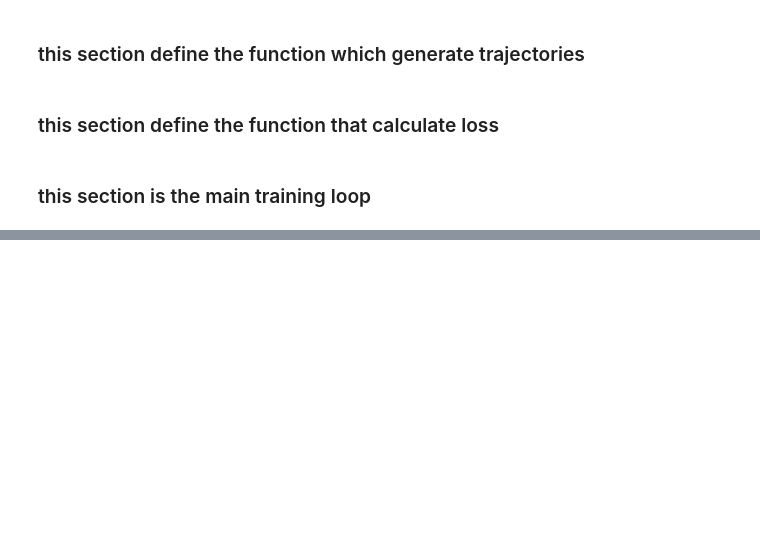
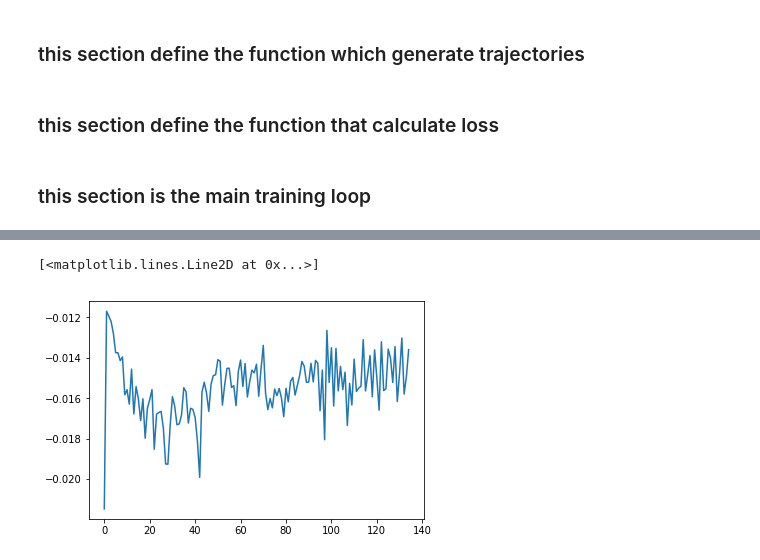
Before and after one commit to Jimsont/Udacity-Deep-RL-Nanodegree, a Jupyter notebook: p2_continuous-control/Continuous_Control.ipynb, the cells around one changed output, grey strips where cells are left out. Drawn from its saved outputs; the diff is of its cells as text; code cells hidden in the pictures; blank space fills up the shorter version.

```diff
--- a/p2_continuous-control/Continuous_Control.ipynb
+++ b/p2_continuous-control/Continuous_Control.ipynb
@@ -463,0 +603,5 @@ plt.figure(1),plt.plot(mean_rewards)
+# %%
+plt.plot(loss_clip_his)
+# %% [output]
+[<matplotlib.lines.Line2D at 0x...>]
+[figure, added]
```
Also changed, not shown: parts of 21 cells of this notebook.
